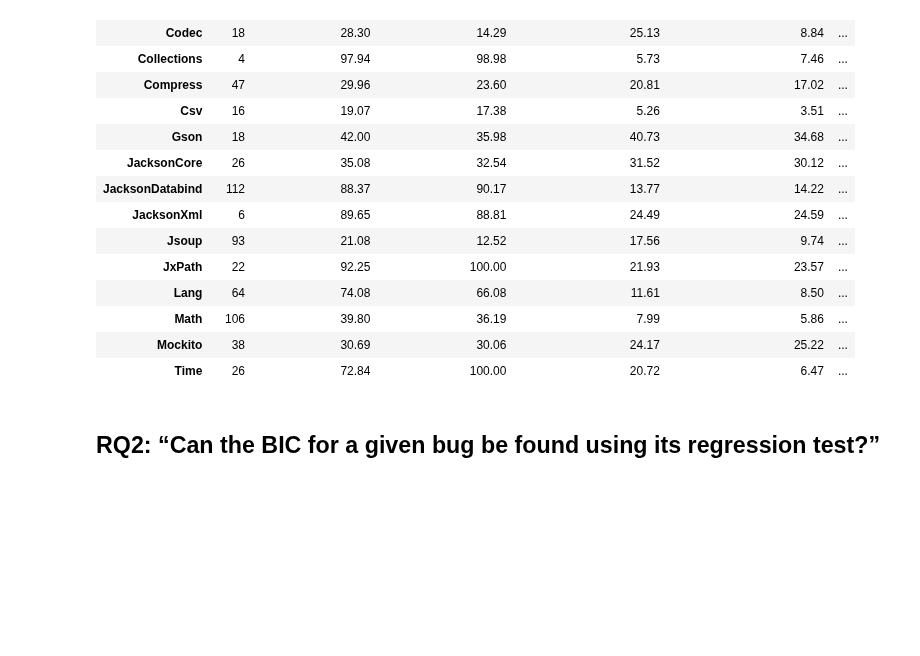
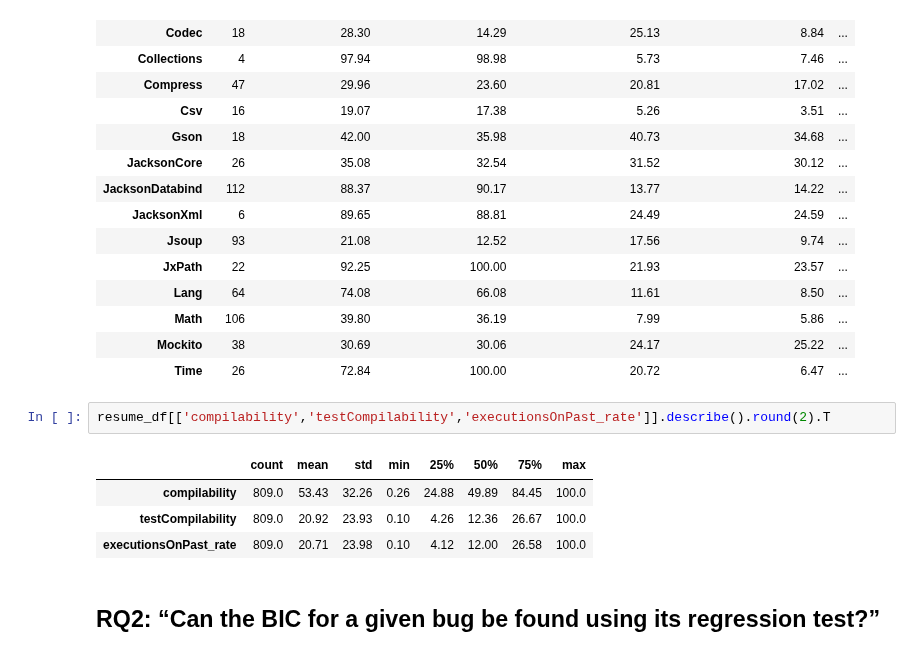
Before and after one commit to codeurjc/BugHunter, a Jupyter notebook: analysis/Analysis.ipynb, the cells around one changed output. Cells and saved outputs as stored; diff of their text form; blank space fills up the shorter version.

```diff
--- a/analysis/Analysis.ipynb
+++ b/analysis/Analysis.ipynb
@@ -200,6 +206,13 @@ Test runability (Mean/Median): 20.71 12.00
 | Math | 106 | 39.80 | 36.19 | 7.99 | 5.86 | ... |
 | Mockito | 38 | 30.69 | 30.06 | 24.17 | 25.22 | ... |
 | Time | 26 | 72.84 | 100.00 | 20.72 | 6.47 | ... |
+# %%
+resume_df[['compilability','testCompilability','executionsOnPast_rate']].describe().round(2).T
+# %% [output]
+|  | count | mean | std | min | 25% | 50% | 75% | max |
+| compilability | 809.0 | 53.43 | 32.26 | 0.26 | 24.88 | 49.89 | 84.45 | 100.0 |
+| testCompilability | 809.0 | 20.92 | 23.93 | 0.10 | 4.26 | 12.36 | 26.67 | 100.0 |
+| executionsOnPast_rate | 809.0 | 20.71 | 23.98 | 0.10 | 4.12 | 12.00 | 26.58 | 100.0 |
 # %% [markdown]
 ## RQ2: “Can the BIC for a given bug be found using its regression test?”
 # %% [markdown]
```
Also changed, not shown: parts of 2 cells of this notebook, 9 other files.
